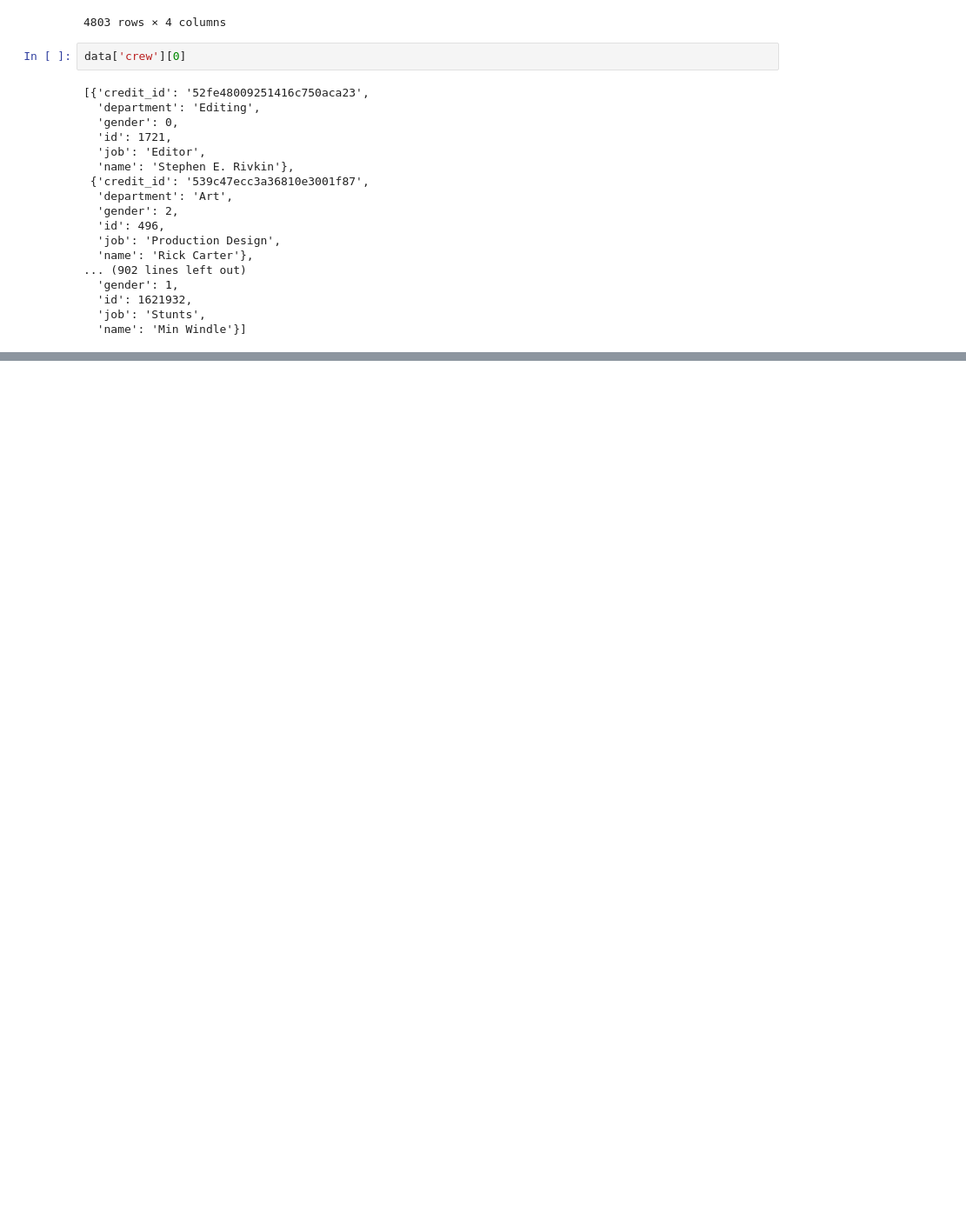
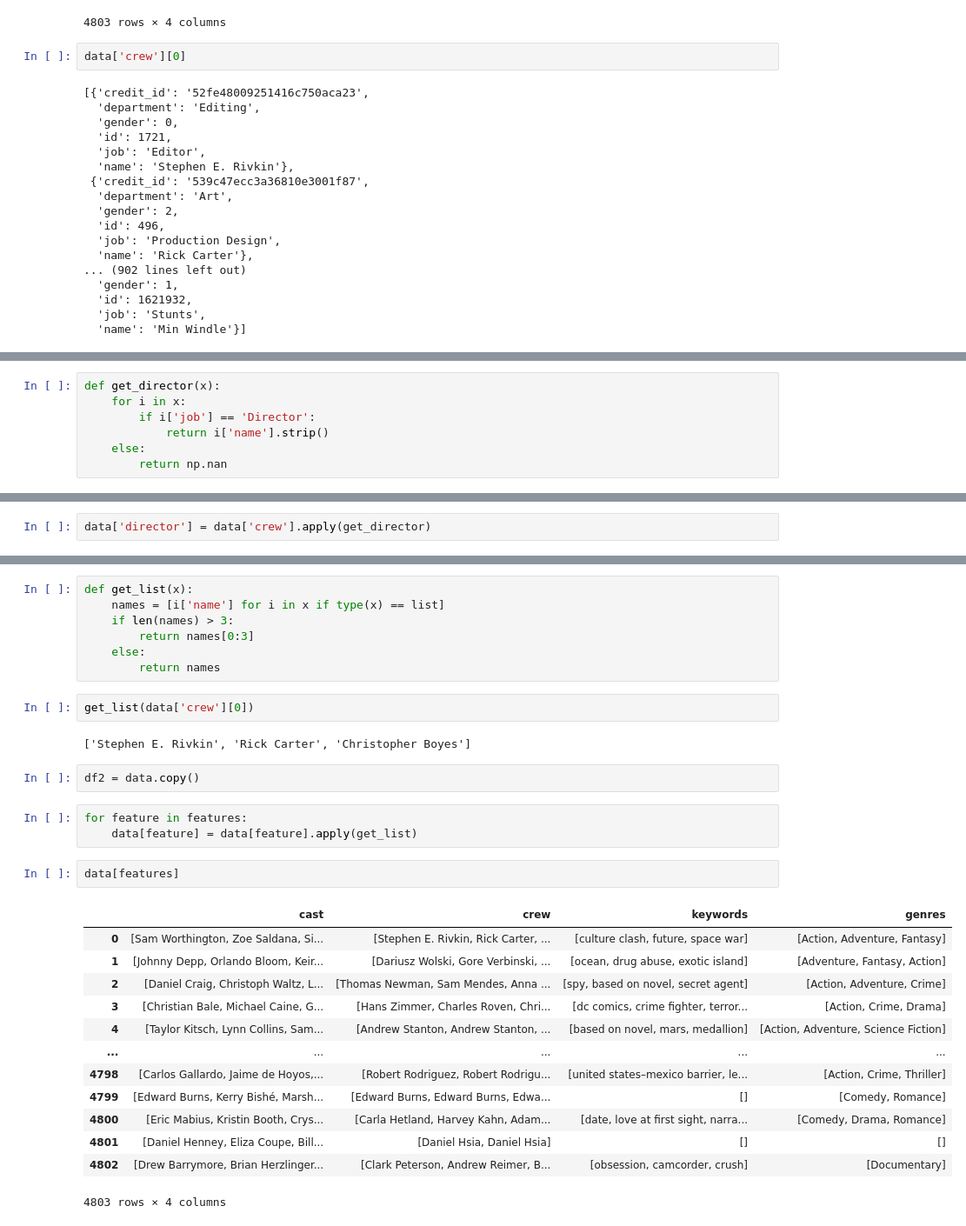
Before and after one commit to zabiAzimy/recommender-system, a Jupyter notebook: content_based_rec_system.ipynb, the cells around one changed output, grey strips where cells are left out. Shown at 87% size. Drawn from its saved outputs; the diff is of its cells as text; blank space fills up the shorter version.

```diff
--- a/content_based_rec_system.ipynb
+++ b/content_based_rec_system.ipynb
@@ -342,0 +407,7 @@ data['crew'][0]
+# %%
+def get_director(x):
+    for i in x:
+        if i['job'] == 'Director':
+            return i['name'].strip()
+    else:
+        return np.nan
@@ -342,0 +419,2 @@ data['crew'][0]
+# %%
+data['director'] = data['crew'].apply(get_director)
@@ -342,0 +449,32 @@ data['crew'][0]
+# %%
+def get_list(x):
+    names = [i['name'] for i in x if type(x) == list]
+    if len(names) > 3:
+        return names[0:3]
+    else:
+        return names
+# %%
+get_list(data['crew'][0])
+# %% [output]
+['Stephen E. Rivkin', 'Rick Carter', 'Christopher Boyes']
+# %%
+df2 = data.copy()
+# %%
+for feature in features:
+    data[feature] = data[feature].apply(get_list)
+# %%
+data[features]
+# %% [output]
+|  | cast | crew | keywords | genres |
+| 0 | [Sam Worthington, Zoe Saldana, Si... | [Stephen E. Rivkin, Rick Carter, ... | [culture clash, future, space war] | [Action, Adventure, Fantasy] |
+| 1 | [Johnny Depp, Orlando Bloom, Keir... | [Dariusz Wolski, Gore Verbinski, ... | [ocean, drug abuse, exotic island] | [Adventure, Fantasy, Action] |
+| 2 | [Daniel Craig, Christoph Waltz, L... | [Thomas Newman, Sam Mendes, Anna ... | [spy, based on novel, secret agent] | [Action, Adventure, Crime] |
+| 3 | [Christian Bale, Michael Caine, G... | [Hans Zimmer, Charles Roven, Chri... | [dc comics, crime fighter, terror... | [Action, Crime, Drama] |
+| 4 | [Taylor Kitsch, Lynn Collins, Sam... | [Andrew Stanton, Andrew Stanton, ... | [based on novel, mars, medallion] | [Action, Adventure, Science Fiction] |
+| ... | ... | ... | ... | ... |
+| 4798 | [Carlos Gallardo, Jaime de Hoyos,... | [Robert Rodriguez, Robert Rodrigu... | [united states–mexico barrier, le... | [Action, Crime, Thriller] |
+| 4799 | [Edward Burns, Kerry Bishé, Marsh... | [Edward Burns, Edward Burns, Edwa... | [] | [Comedy, Romance] |
+| 4800 | [Eric Mabius, Kristin Booth, Crys... | [Carla Hetland, Harvey Kahn, Adam... | [date, love at first sight, narra... | [Comedy, Drama, Romance] |
+| 4801 | [Daniel Henney, Eliza Coupe, Bill... | [Daniel Hsia, Daniel Hsia] | [] | [] |
+| 4802 | [Drew Barrymore, Brian Herzlinger... | [Clark Peterson, Andrew Reimer, B... | [obsession, camcorder, crush] | [Documentary] |
+4803 rows × 4 columns
```
Also changed, not shown: parts of 33 cells of this notebook.
